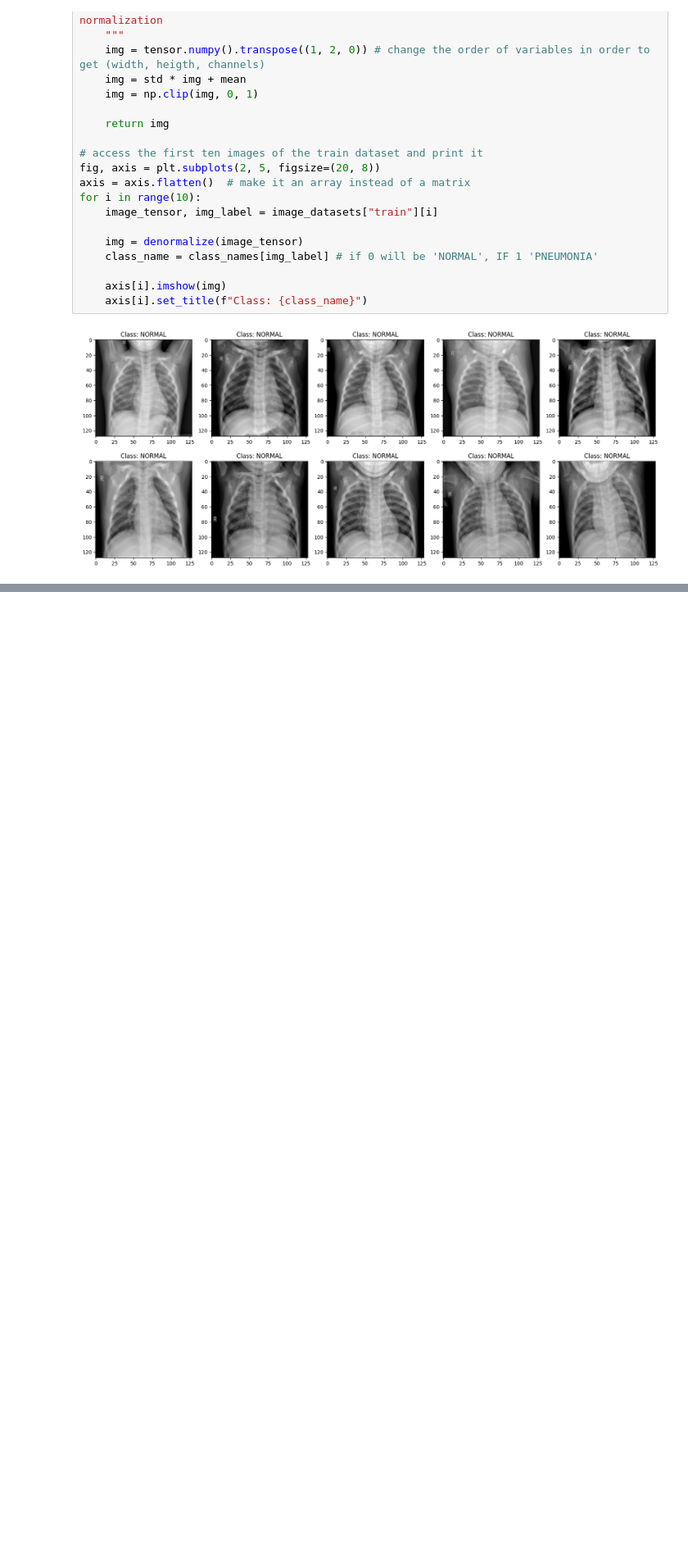
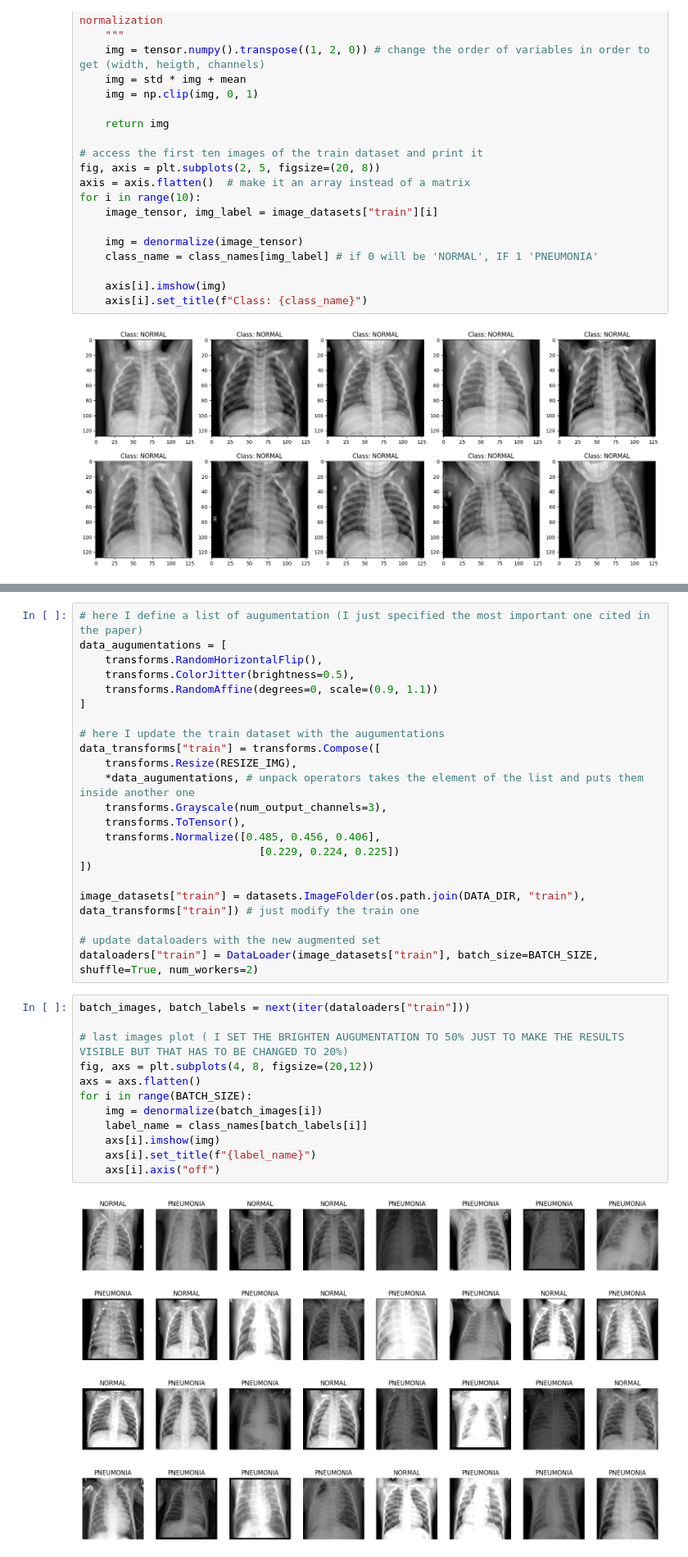
Before and after one commit to grimaldiTob/Pneumonia_Detection-NAML_25-26, a Jupyter notebook: pneumonia.ipynb, the cells around one changed output, grey strips where cells are left out. Shown at 82% size. Cells and saved outputs as stored; diff of their text form; blank space fills up the shorter version.

Commit message:
augumentation added

```diff
--- a/pneumonia.ipynb
+++ b/pneumonia.ipynb
@@ -132,0 +139,36 @@ torch.Size([32, 3, 128, 128])
+# %%
+# here I define a list of augumentation (I just specified the most important one cited in the paper)
+data_augumentations = [
+    transforms.RandomHorizontalFlip(),
+    transforms.ColorJitter(brightness=0.5),
+    transforms.RandomAffine(degrees=0, scale=(0.9, 1.1))
+]
+
+# here I update the train dataset with the augumentations
+data_transforms["train"] = transforms.Compose([
+    transforms.Resize(RESIZE_IMG),
+    *data_augumentations, # unpack operators takes the element of the list and puts them inside another one
+    transforms.Grayscale(num_output_channels=3),
+    transforms.ToTensor(),
+    transforms.Normalize([0.485, 0.456, 0.406],
+                            [0.229, 0.224, 0.225])
+])
+
+image_datasets["train"] = datasets.ImageFolder(os.path.join(DATA_DIR, "train"), data_transforms["train"]) # just modify the train one
+
+# update dataloaders with the new augmented set
+dataloaders["train"] = DataLoader(image_datasets["train"], batch_size=BATCH_SIZE, shuffle=True, num_workers=2)
+# %%
+batch_images, batch_labels = next(iter(dataloaders["train"]))
+
+# last images plot ( I SET THE BRIGHTEN AUGUMENTATION TO 50% JUST TO MAKE THE RESULTS VISIBLE BUT THAT HAS TO BE CHANGED TO 20%)
+fig, axs = plt.subplots(4, 8, figsize=(20,12))
+axs = axs.flatten()
+for i in range(BATCH_SIZE):
+    img = denormalize(batch_images[i])
+    label_name = class_names[batch_labels[i]]
+    axs[i].imshow(img)
+    axs[i].set_title(f"{label_name}")
+    axs[i].axis("off")
+# %% [output]
+[figure, added]
```
Also changed, not shown: parts of 2 cells of this notebook.
